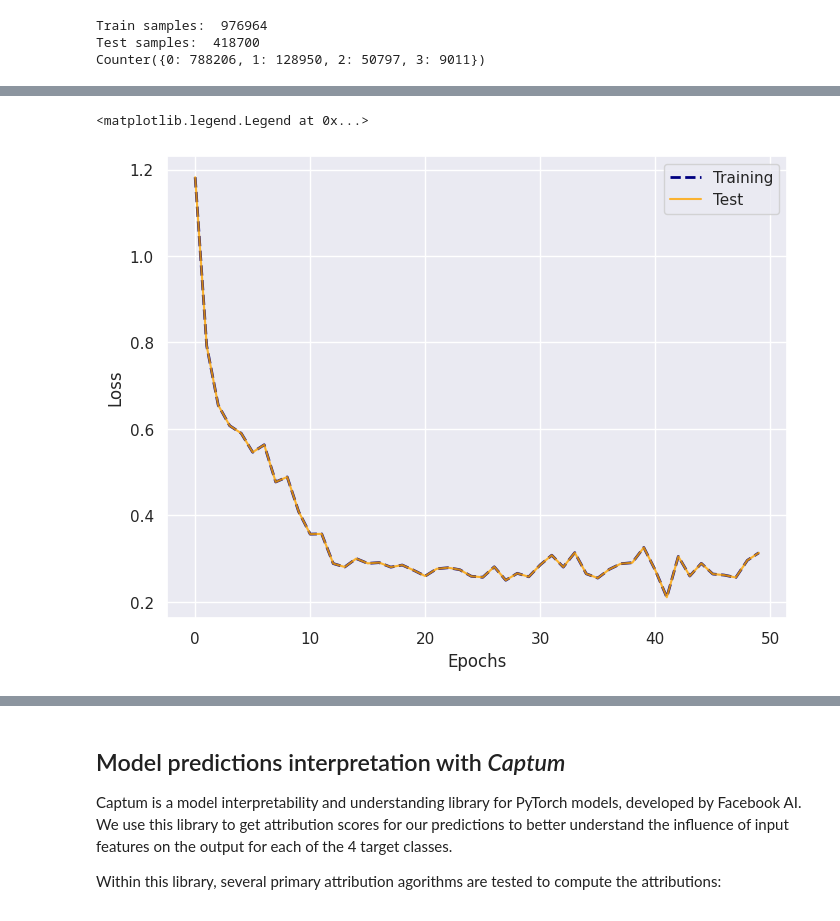
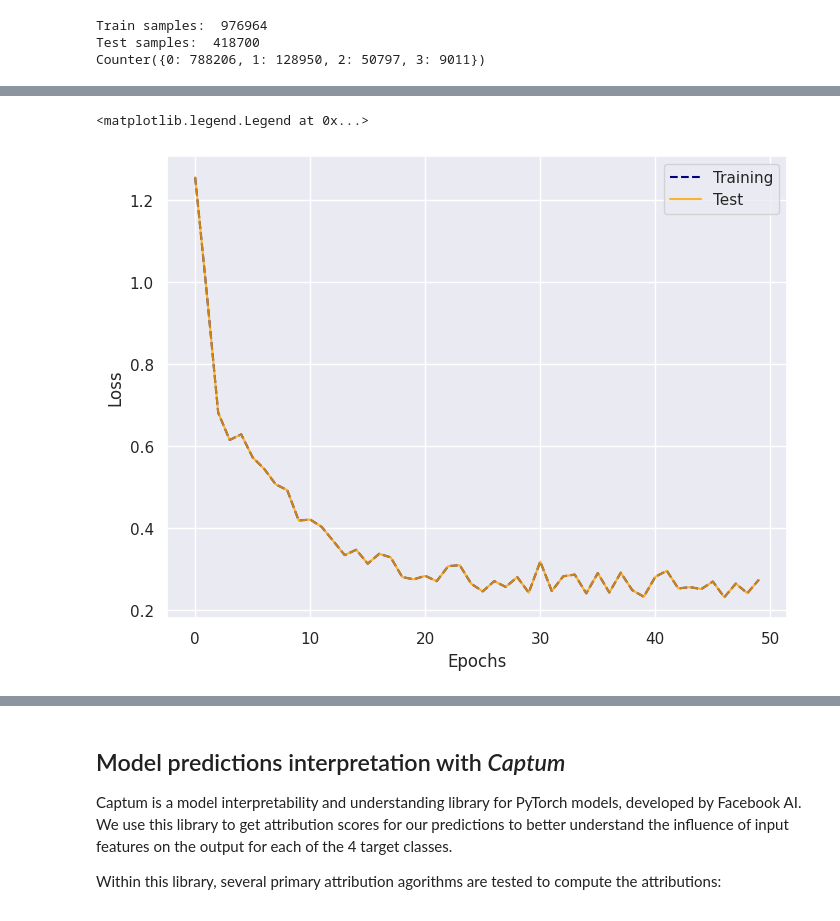
Before and after one commit to cezaryjanuszek/FlightDelays_prediction, a Jupyter notebook: PredictionModel_complex.ipynb, the cells around one changed output, grey strips where cells are left out. Saved outputs shown, nothing was run; the diff lists cells and outputs as text; code cells hidden in the pictures.

```diff
--- a/PredictionModel_complex.ipynb
+++ b/PredictionModel_complex.ipynb
@@ -58,8 +54,4 @@ The autoreload extension is already loaded. To reload it, use:
 Using cuda device
 # %%
 # load the data
-from google.colab import drive
-drive.mount('/content/drive')
-
-
-data = pd.read_pickle('drive/MyDrive/FlightDelayPrediction/flights_data.pkl')
+data = pd.read_pickle(os.path.abspath('./Data/flights_data.pkl'))
@@ -279,7 +274,7 @@ Test samples:  418700
 Counter({0: 788206, 1: 128950, 2: 50797, 3: 9011})
 # %%
 # Instantiate the model
-mlp_model = MLP(X.shape[1], 100, 100, 100, 4)
+mlp_model = MLP(X.shape[1], 50, 50, 50, 4)
 # Loss function
 #class_weight = torch.tensor([0.1, 0.2, 0.3, 0.4]).to(device)
 loss_criterion = nn.CrossEntropyLoss()
@@ -290,7 +285,7 @@ optimizer = optim.AdamW(mlp_model.parameters(), lr=1e-5)
 # Define number of epochs and mini-batch size
 num_epochs = 50
 # batch sizes tested [500, 1000, 2000]
-batch_size = 10000
+batch_size = 5000
 
 # DataLoader for creating training and validation batches
 train_dataset = TensorDataset(X_train, Y_train)
@@ -304,6 +299,7 @@ test_loader = DataLoader(test_dataset, batch_size=batch_size, shuffle=True)
 
 train_loss_array = []
 test_loss_array = []
+attention_w_array = []
 
 # Epoch loop
 for e in range(num_epochs):
@@ -416,7 +412,7 @@ Counter({0: 788206, 1: 128950, 2: 50797, 3: 9011})
 #------------------------------------
 
 # Instantiate the model
-mlp_model = MLP(X.shape[1], 100, 100, 100, 4)
+mlp_model = MLP(X.shape[1], 100, 50, 100, 4)
 # Loss function
 loss_criterion = nn.CrossEntropyLoss()
 # Adam optimizer
@@ -425,7 +421,7 @@ optimizer = optim.AdamW(mlp_model.parameters(), lr=1e-5)
 
 # Define number of epochs and mini-batch size
 num_epochs = 50
-# batch sizes tested [500, 1000, 2000, 5000]
+# batch sizes tested [512, 1024, 2000, 5000]
 batch_size = 2000
 
 # DataLoader for creating training and validation batches
@@ -477,13 +473,13 @@ mlp_model.save_model('drive/MyDrive/FlightDelayPrediction/mlp_with_DepartureDela
 # %%
 plt.figure()
-plt.plot(range(num_epochs), train_loss_array, label='Training', linestyle='dashed', linewidth=2, color='navy')
+plt.plot(range(num_epochs), train_loss_array, label='Training', linestyle='dashed', color='navy')
 plt.plot(range(num_epochs), train_loss_array, label='Test', alpha=0.8, color='orange')
 plt.xlabel('Epochs')
 plt.ylabel('Loss')
 plt.legend()
 # %% [output]
 <matplotlib.legend.Legend at 0x...>
-[figure, old version]
+[figure, new version]
 # %%
 # Test the model
 average_test_loss_accuracy(mlp_model, test_loader, loss_criterion)
```
Also changed, not shown: parts of 24 cells of this notebook, 2 other files.
